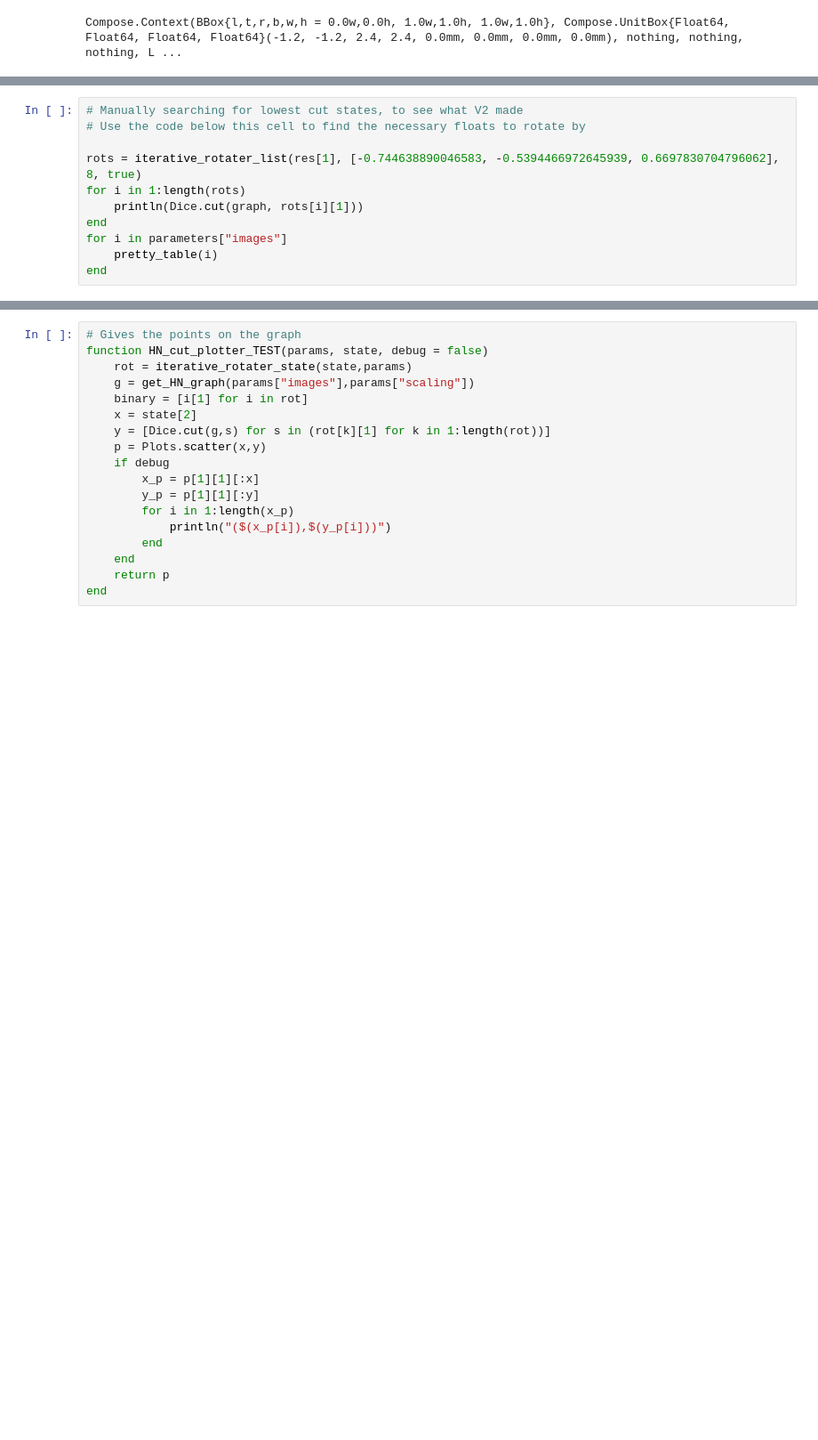
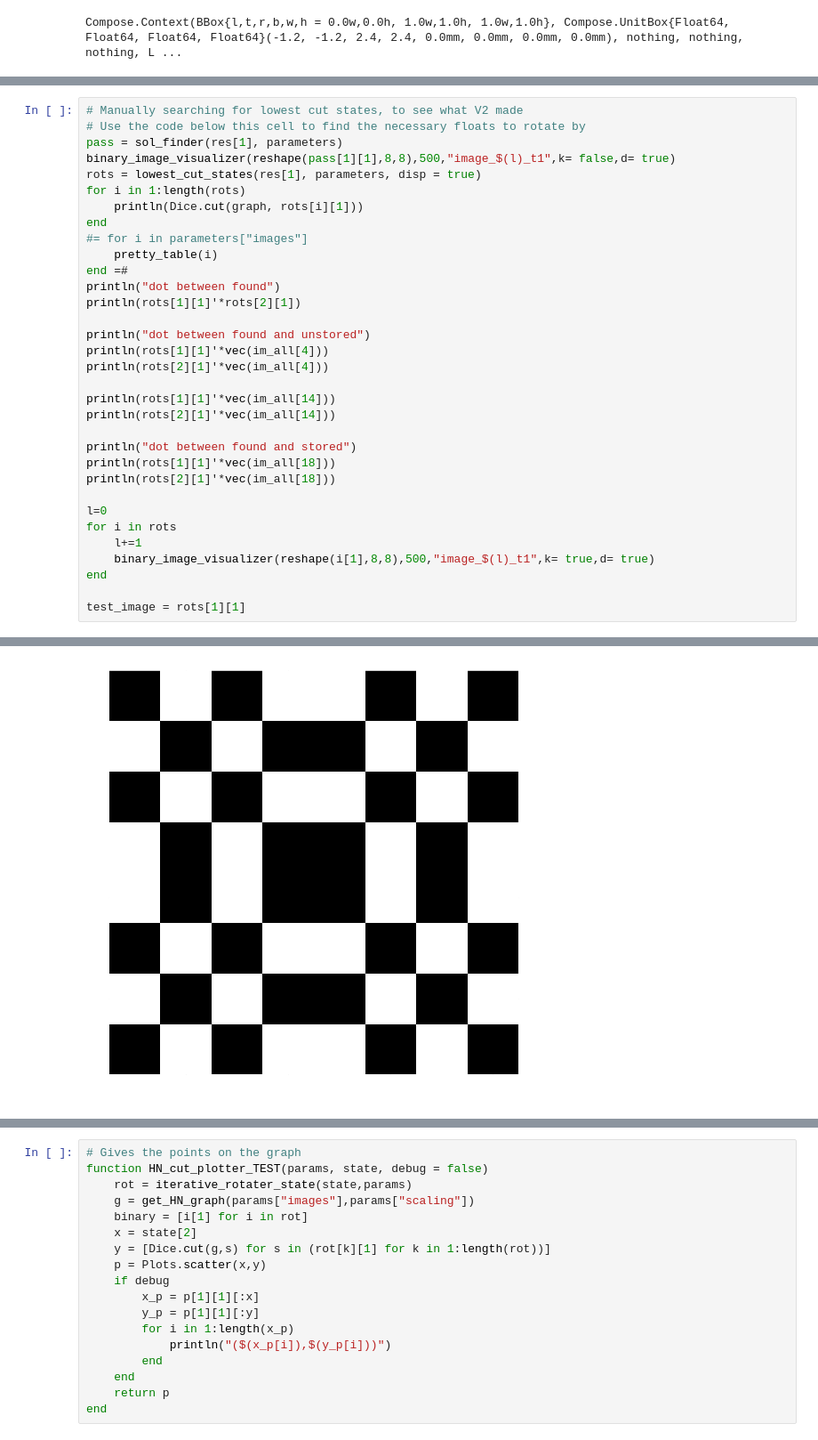
Before and after one commit to Quaid01/HN_V2, a Jupyter notebook: scripts/Hadamard_Images.ipynb, the cells around one changed output, grey strips where cells are left out. Shown at 89% size. Cells and saved outputs as stored; diff of their text form; blank space fills up the shorter version.

```diff
--- a/scripts/Hadamard_Images.ipynb
+++ b/scripts/Hadamard_Images.ipynb
@@ -296,12 +310,34 @@ Any[]
 # %%
 # Manually searching for lowest cut states, to see what V2 made
 # Use the code below this cell to find the necessary floats to rotate by
-
-rots = iterative_rotater_list(res[1], [-0.744638890046583, -0.5394466972645939, 0.6697830704796062], 8, true)
+pass = sol_finder(res[1], parameters)
+binary_image_visualizer(reshape(pass[1][1],8,8),500,"image_$(l)_t1",k= false,d= true)
+rots = lowest_cut_states(res[1], parameters, disp = true)
 for i in 1:length(rots)
     println(Dice.cut(graph, rots[i][1]))
 end
-for i in parameters["images"]
+#= for i in parameters["images"]
     pretty_table(i)
+end =#
+println("dot between found")
+println(rots[1][1]'*rots[2][1])
+
+println("dot between found and unstored")
+println(rots[1][1]'*vec(im_all[4]))
+println(rots[2][1]'*vec(im_all[4]))
+
+println(rots[1][1]'*vec(im_all[14]))
+println(rots[2][1]'*vec(im_all[14]))
+
+println("dot between found and stored")
+println(rots[1][1]'*vec(im_all[18]))
+println(rots[2][1]'*vec(im_all[18]))
+
+l=0
+for i in rots
+    l+=1
+    binary_image_visualizer(reshape(i[1],8,8),500,"image_$(l)_t1",k= true,d= true)
 end
+
+test_image = rots[1][1]
 # %% [output]
@@ -324 +356,2 @@ rotated by -0.744638890046583
 └────────┴────────┴────────┴────────┴────────┴────────┴────────┴────────┘
+[figure, added]
```
Also changed, not shown: parts of 20 cells of this notebook, 38 other files.
